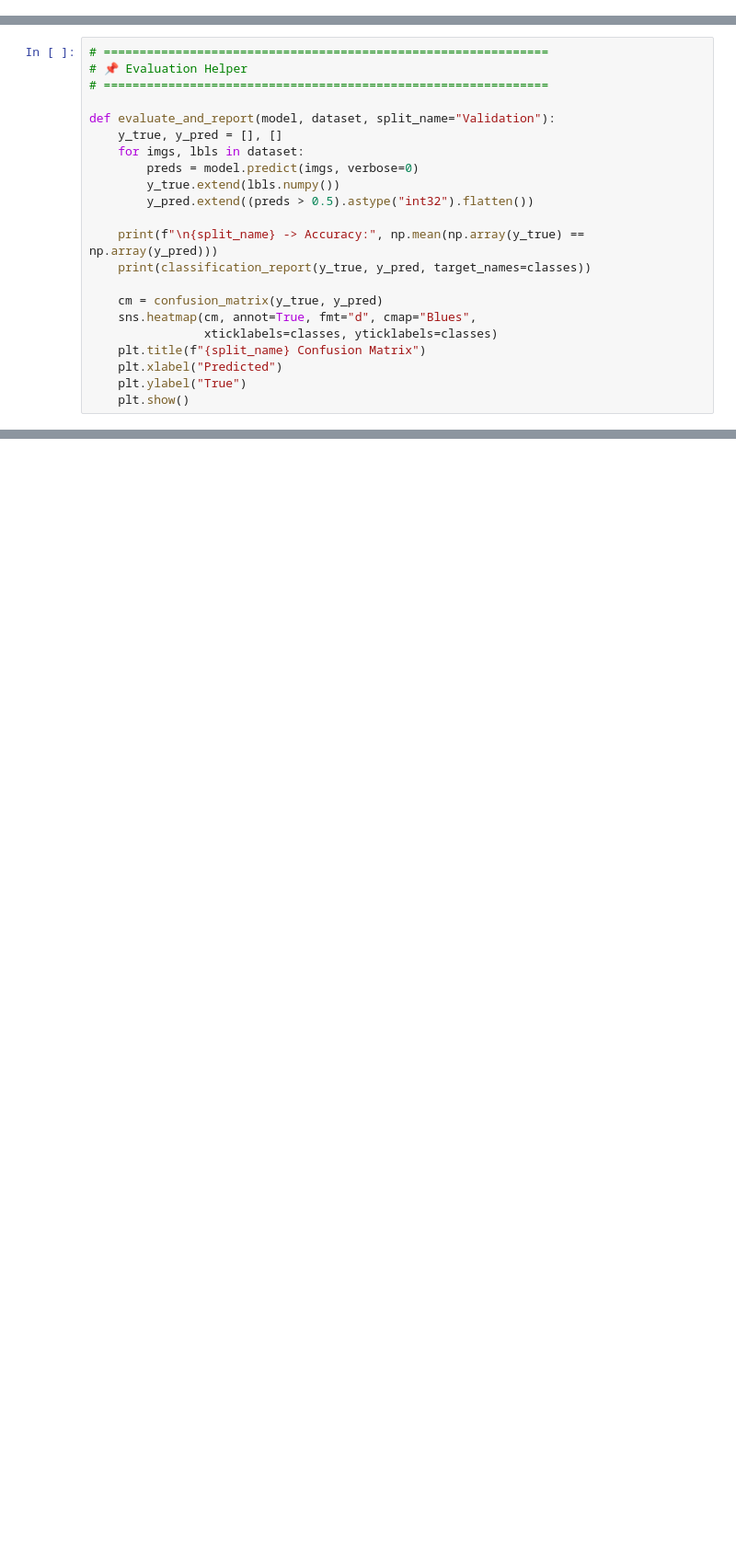
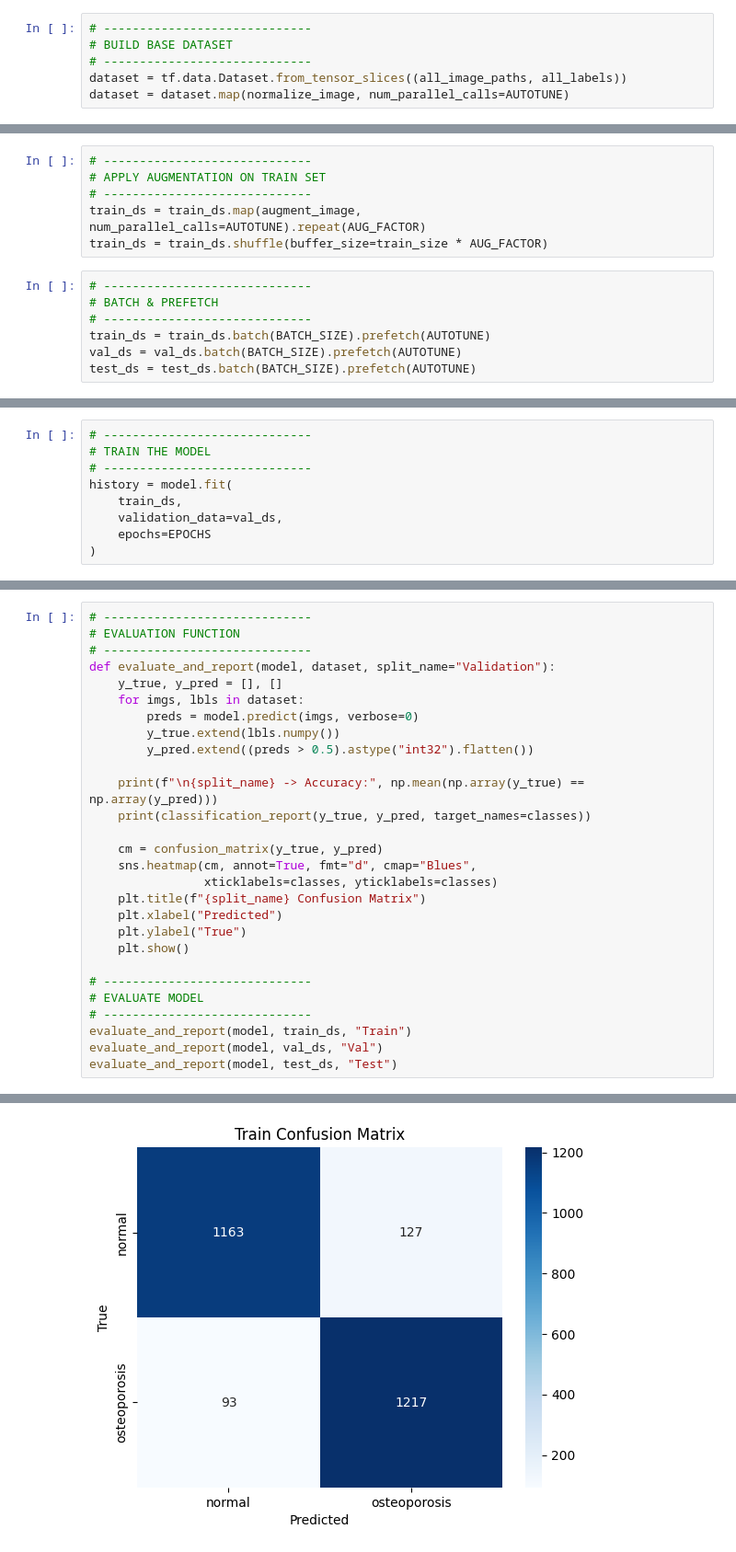
Before and after one commit to JainAdhya/Osteoporosis_Detection_Preprocessing, a Jupyter notebook: train.ipynb, the cells around one changed output, grey strips where cells are left out. Shown at 92% size. Drawn from its saved outputs; the diff is of its cells as text; blank space fills up the shorter version.

Commit message:
Updated DenseNet121 training and evaluation scripts

```diff
--- a/train.ipynb
+++ b/train.ipynb
@@ -232,0 +70,6 @@ test_ds_5 = (
+# %%
+# -----------------------------
+# BUILD BASE DATASET
+# -----------------------------
+dataset = tf.data.Dataset.from_tensor_slices((all_image_paths, all_labels))
+dataset = dataset.map(normalize_image, num_parallel_calls=AUTOTUNE)
@@ -233 +97,14 @@ test_ds_5 = (
+# %%
+# -----------------------------
+# APPLY AUGMENTATION ON TRAIN SET
+# -----------------------------
+train_ds = train_ds.map(augment_image, num_parallel_calls=AUTOTUNE).repeat(AUG_FACTOR)
+train_ds = train_ds.shuffle(buffer_size=train_size * AUG_FACTOR)
+# %%
+# -----------------------------
+# BATCH & PREFETCH
+# -----------------------------
+train_ds = train_ds.batch(BATCH_SIZE).prefetch(AUTOTUNE)
+val_ds = val_ds.batch(BATCH_SIZE).prefetch(AUTOTUNE)
+test_ds = test_ds.batch(BATCH_SIZE).prefetch(AUTOTUNE)
 # %%
@@ -412,0 +158,9 @@ Epoch 10/10
+# %%
+# -----------------------------
+# TRAIN THE MODEL
+# -----------------------------
+history = model.fit(
+    train_ds,
+    validation_data=val_ds,
+    epochs=EPOCHS
+)
@@ -413,8 +188,7 @@ Epoch 10/10
 # %%
-# ==============================================================
-# 📌 Evaluation Helper
-# ==============================================================
-
+# -----------------------------
+# EVALUATION FUNCTION
+# -----------------------------
 def evaluate_and_report(model, dataset, split_name="Validation"):
     y_true, y_pred = [], []
     for imgs, lbls in dataset:
@@ -432,3 +206,11 @@ def evaluate_and_report(model, dataset, split_name="Validation"):
     plt.xlabel("Predicted")
     plt.ylabel("True")
     plt.show()
+
+# -----------------------------
+# EVALUATE MODEL
+# -----------------------------
+evaluate_and_report(model, train_ds, "Train")
+evaluate_and_report(model, val_ds, "Val")
+evaluate_and_report(model, test_ds, "Test")
+# %% [output]
@@ -434,0 +226 @@ def evaluate_and_report(model, dataset, split_name="Validation"):
+[figure, added]
```
Also changed, not shown: parts of 25 cells of this notebook, 3 other files.
